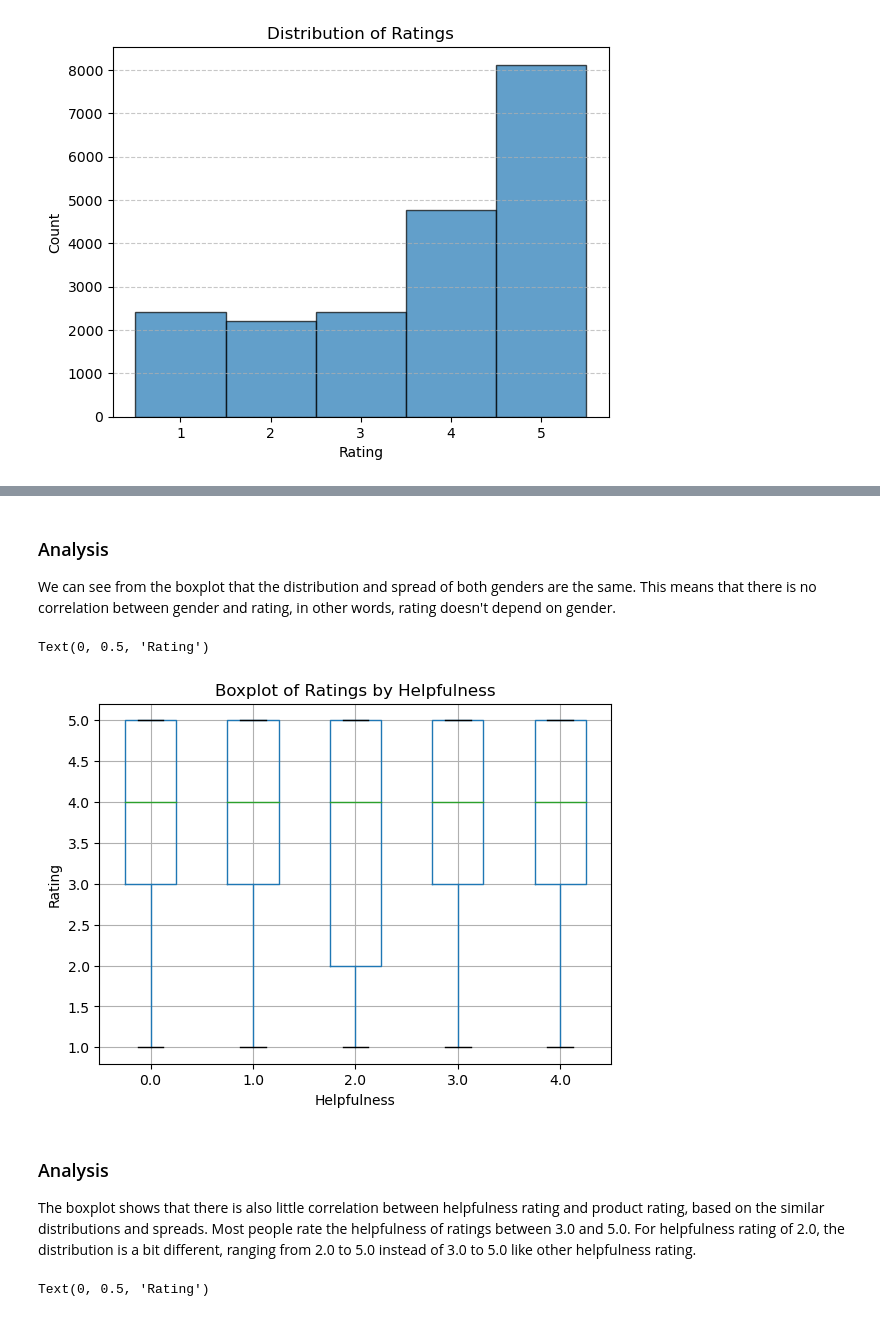
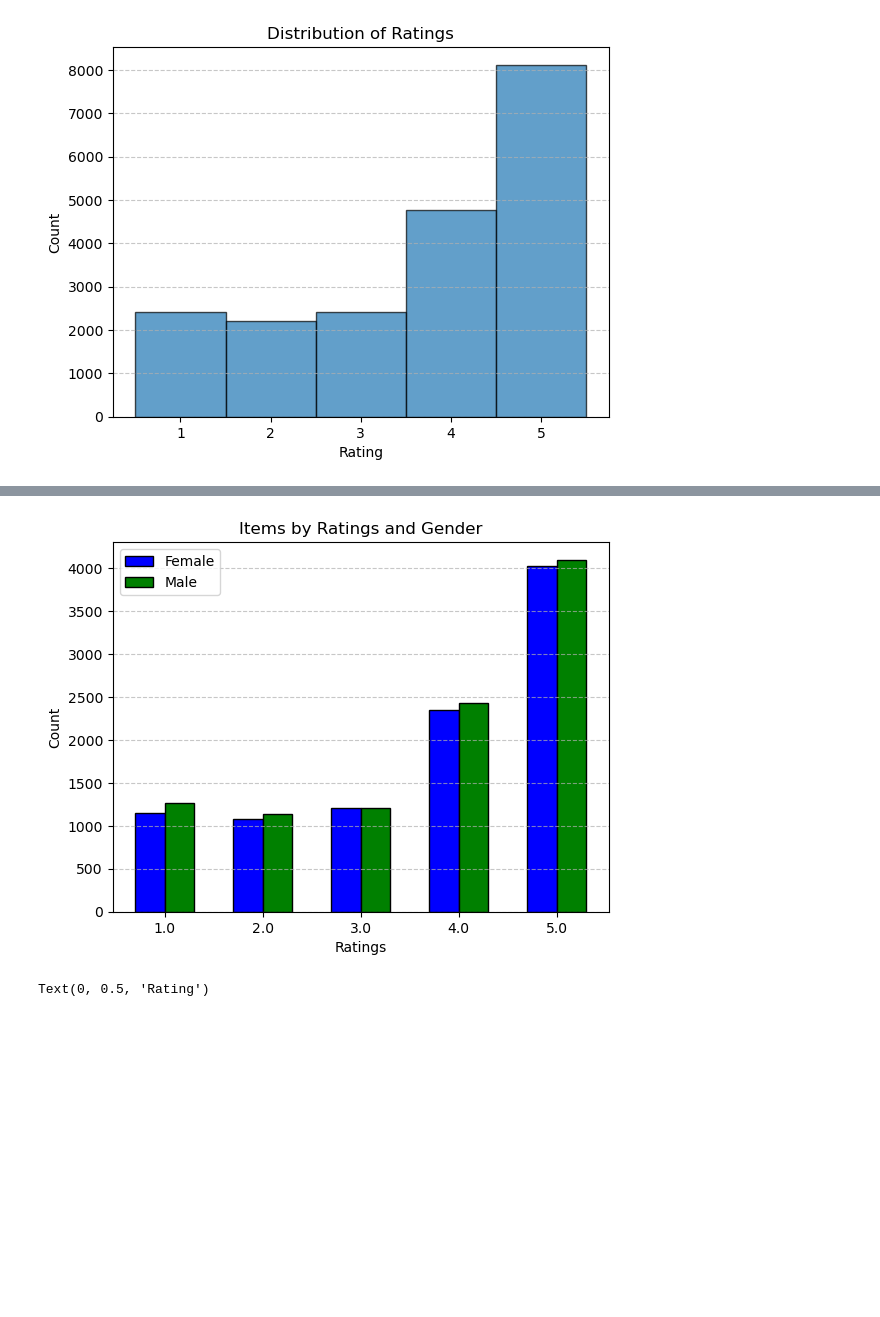
Before and after one commit to TaliaNgo/Data-Analytics-Skills-Porfolio, a Jupyter notebook: Python/e-commerce analysis/analysis_all.ipynb, the cells around one changed output, grey strips where cells are left out. Cells and saved outputs as stored; diff of their text form; code cells hidden in the pictures; blank space fills up the shorter version.

Commit message:
update analysis python file

```diff
--- a/Python/e-commerce analysis/analysis_all.ipynb
+++ b/Python/e-commerce analysis/analysis_all.ipynb
@@ -177,18 +164,28 @@ Text(0, 0.5, 'Rating')
-# %% [markdown]
-### Analysis
-We can see from the boxplot that the distribution and spread of both genders are the same. This means that there is no correlation between gender and rating, in other words, rating doesn't depend on gender.
-# %%
-# boxplot for helpfulness vs rating
-ec_clean.boxplot('rating', by='helpfulness').get_figure().suptitle('')
-plt.title('Boxplot of Ratings by Helpfulness')
-plt.xlabel('Helpfulness')
-plt.ylabel('Rating')
-# %% [output]
-Text(0, 0.5, 'Rating')
-[figure, removed]
-# %% [markdown]
-### Analysis
-The boxplot shows that there is also little correlation between helpfulness rating and product rating, based on the similar distributions and spreads. Most people rate the helpfulness of ratings between 3.0 and 5.0. For helpfulness rating of 2.0, the distribution is a bit different, ranging from 2.0 to 5.0 instead of 3.0 to 5.0 like other helpfulness rating.
+# %%
+# Count ratings by gender
+rating_counts = ec_clean.groupby(["rating", "gender"]).size().unstack()
+
+# Bar positions
+ratings = rating_counts.index
+width = 0.3
+x = np.arange(len(ratings))  # X-axis positions
+
+# Plot bars
+plt.bar(x - width/2, rating_counts["F"], width=width, color='b', edgecolor='black', label='Female')
+plt.bar(x + width/2, rating_counts["M"], width=width, color='g', edgecolor='black', label='Male')
+
+# Labels & formatting
+plt.xlabel("Ratings")
+plt.ylabel("Count")
+plt.title("Items by Ratings and Gender")
+plt.xticks(x, ratings)  # Set x-axis labels to rating values
+plt.legend()
+plt.grid(axis='y', linestyle='--', alpha=0.7)
+
+# Show plot
+plt.show()
+# %% [output]
+[figure, added]
 # %%
 # category vs rating
 ec_clean.boxplot('rating', by='category').get_figure().suptitle('')
```
Also changed, not shown: parts of 28 cells of this notebook.
